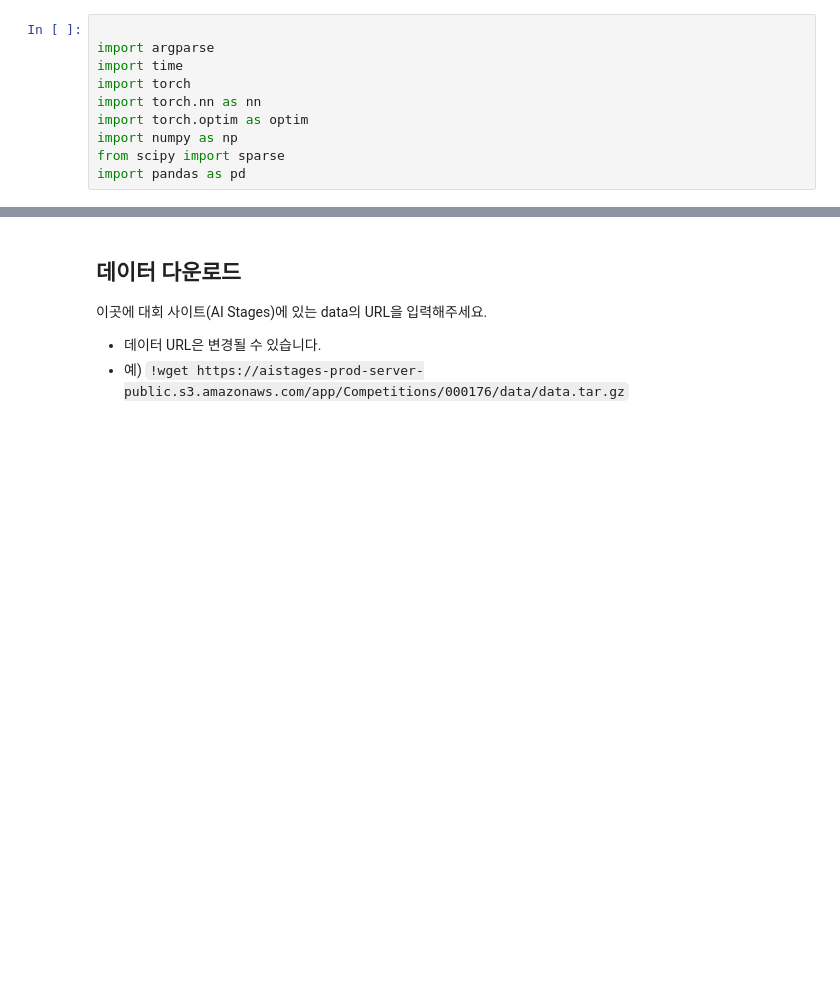
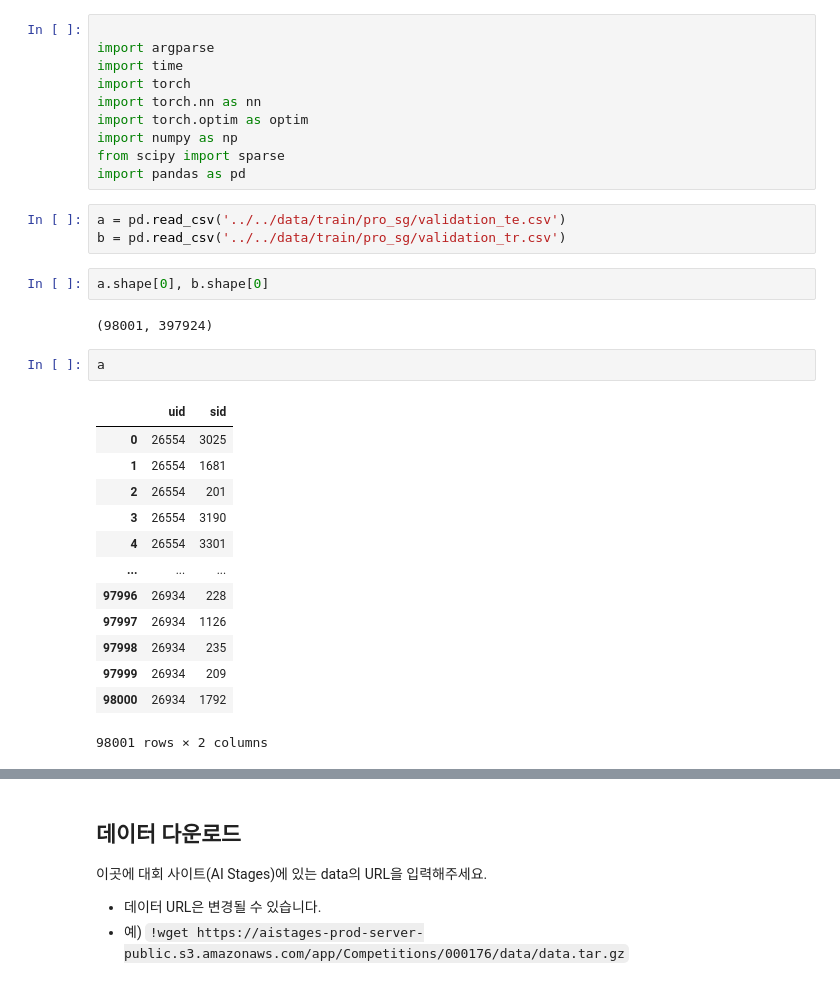
Before and after one commit to boostcampaitech6/level2-movierecommendation-recsys-06, a Jupyter notebook: mission/(미션_2)_Multi_VAE_(정답).ipynb, the cells around one changed output, grey strips where cells are left out. Saved outputs shown, nothing was run; the diff lists cells and outputs as text; blank space fills up the shorter version.

```diff
--- a/mission/(미션_2)_Multi_VAE_(정답).ipynb
+++ b/mission/(미션_2)_Multi_VAE_(정답).ipynb
@@ -40,3 +40,26 @@ import torch.optim as optim
 import numpy as np
 from scipy import sparse
 import pandas as pd
+# %%
+a = pd.read_csv('../../data/train/pro_sg/validation_te.csv')
+b = pd.read_csv('../../data/train/pro_sg/validation_tr.csv')
+# %%
+a.shape[0], b.shape[0]
+# %% [output]
+(98001, 397924)
+# %%
+a
+# %% [output]
+|  | uid | sid |
+| 0 | 26554 | 3025 |
+| 1 | 26554 | 1681 |
+| 2 | 26554 | 201 |
+| 3 | 26554 | 3190 |
+| 4 | 26554 | 3301 |
+| ... | ... | ... |
+| 97996 | 26934 | 228 |
+| 97997 | 26934 | 1126 |
+| 97998 | 26934 | 235 |
+| 97999 | 26934 | 209 |
+| 98000 | 26934 | 1792 |
+98001 rows × 2 columns
```
Also changed, not shown: parts of 9 cells of this notebook, 6 other files.
